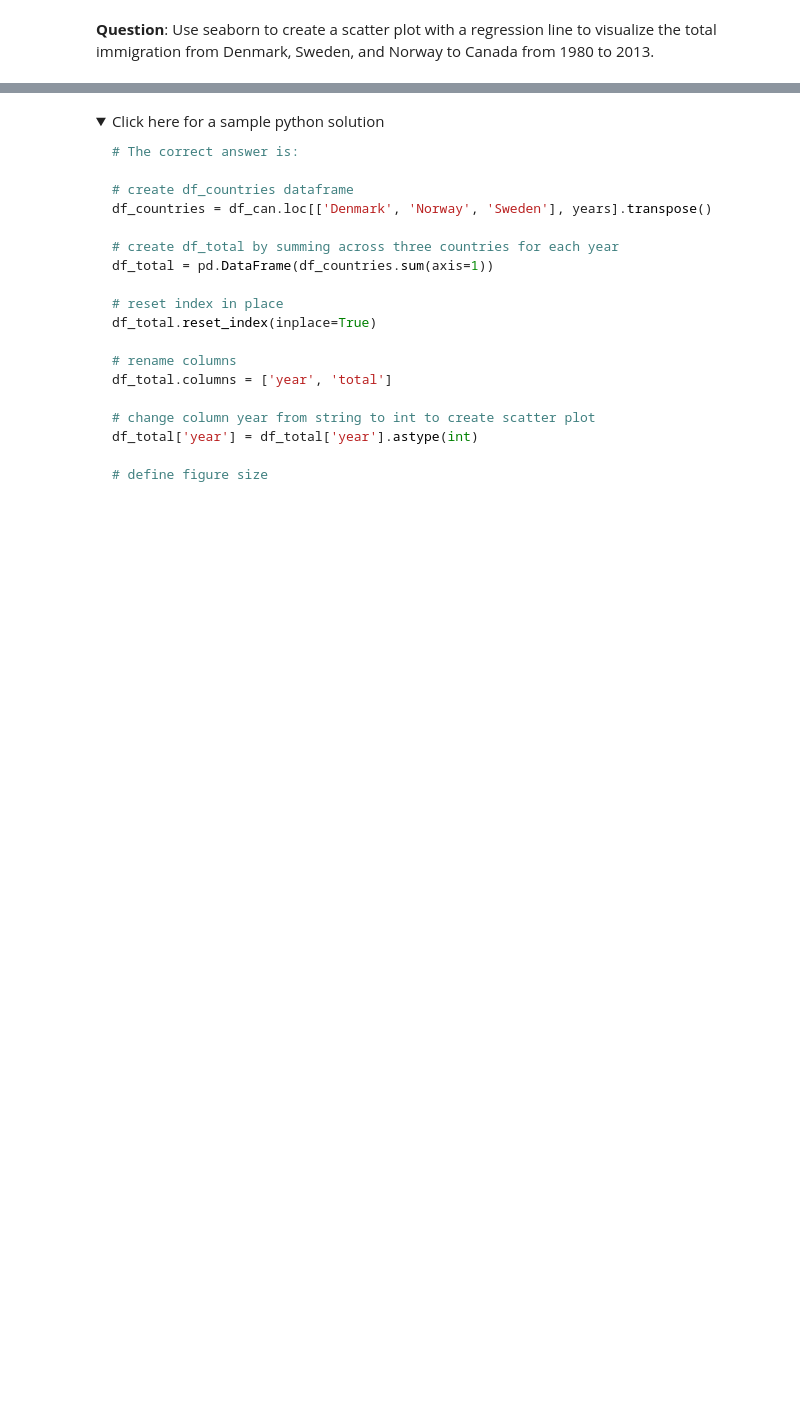
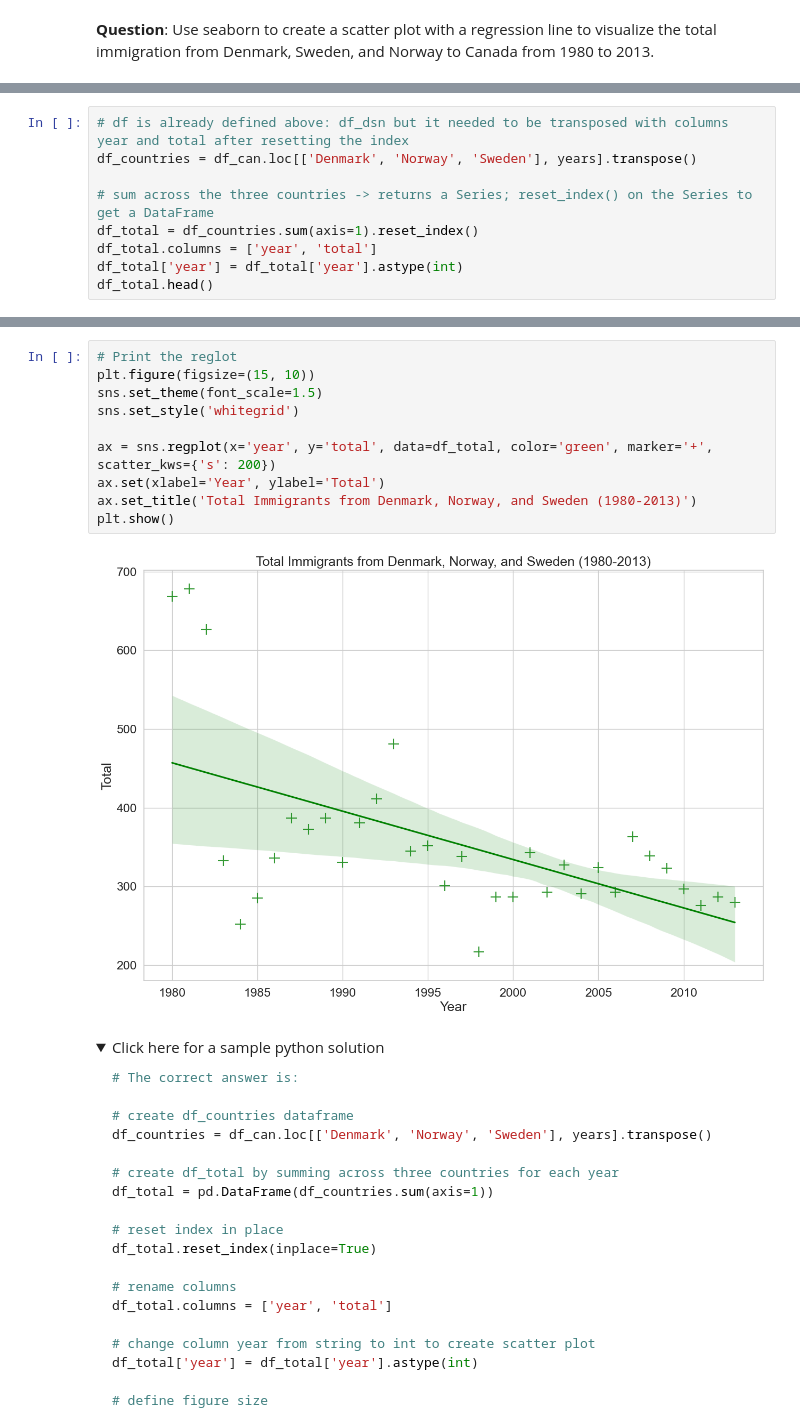
Before and after one commit to fps1001/Data-Visualization-with-Python, a Jupyter notebook: M3 - Advanced Visualization and Geospatial Data/DV0101EN-Exercise-Waffle-Charts-Word-Clouds-and-Regression-Plots-v2.ipynb, the cells around one changed output, grey strips where cells are left out. Drawn from its saved outputs; the diff is of its cells as text; folded sections open; blank space fills up the shorter version.

```diff
--- a/M3 - Advanced Visualization and Geospatial Data/DV0101EN-Exercise-Waffle-Charts-Word-Clouds-and-Regression-Plots-v2.ipynb
+++ b/M3 - Advanced Visualization and Geospatial Data/DV0101EN-Exercise-Waffle-Charts-Word-Clouds-and-Regression-Plots-v2.ipynb
@@ -681,0 +871,9 @@ plt.show()
+# %%
+# df is already defined above: df_dsn but it needed to be transposed with columns year and total after resetting the index
+df_countries = df_can.loc[['Denmark', 'Norway', 'Sweden'], years].transpose()
+
+# sum across the three countries -> returns a Series; reset_index() on the Series to get a DataFrame
+df_total = df_countries.sum(axis=1).reset_index()
+df_total.columns = ['year', 'total']
+df_total['year'] = df_total['year'].astype(int)
+df_total.head()
@@ -682,3 +887,15 @@ plt.show()
+# %%
+# Print the reglot
+plt.figure(figsize=(15, 10))
+sns.set_theme(font_scale=1.5)
+sns.set_style('whitegrid')
+
+ax = sns.regplot(x='year', y='total', data=df_total, color='green', marker='+', scatter_kws={'s': 200})
+ax.set(xlabel='Year', ylabel='Total')
+ax.set_title('Total Immigrants from Denmark, Norway, and Sweden (1980-2013)')
+plt.show()
+# %% [output]
+[figure, added]
 # %% [markdown]
 <details><summary>Click here for a sample python solution</summary>
 
```
Also changed, not shown: parts of 45 cells of this notebook, 1 other file.
